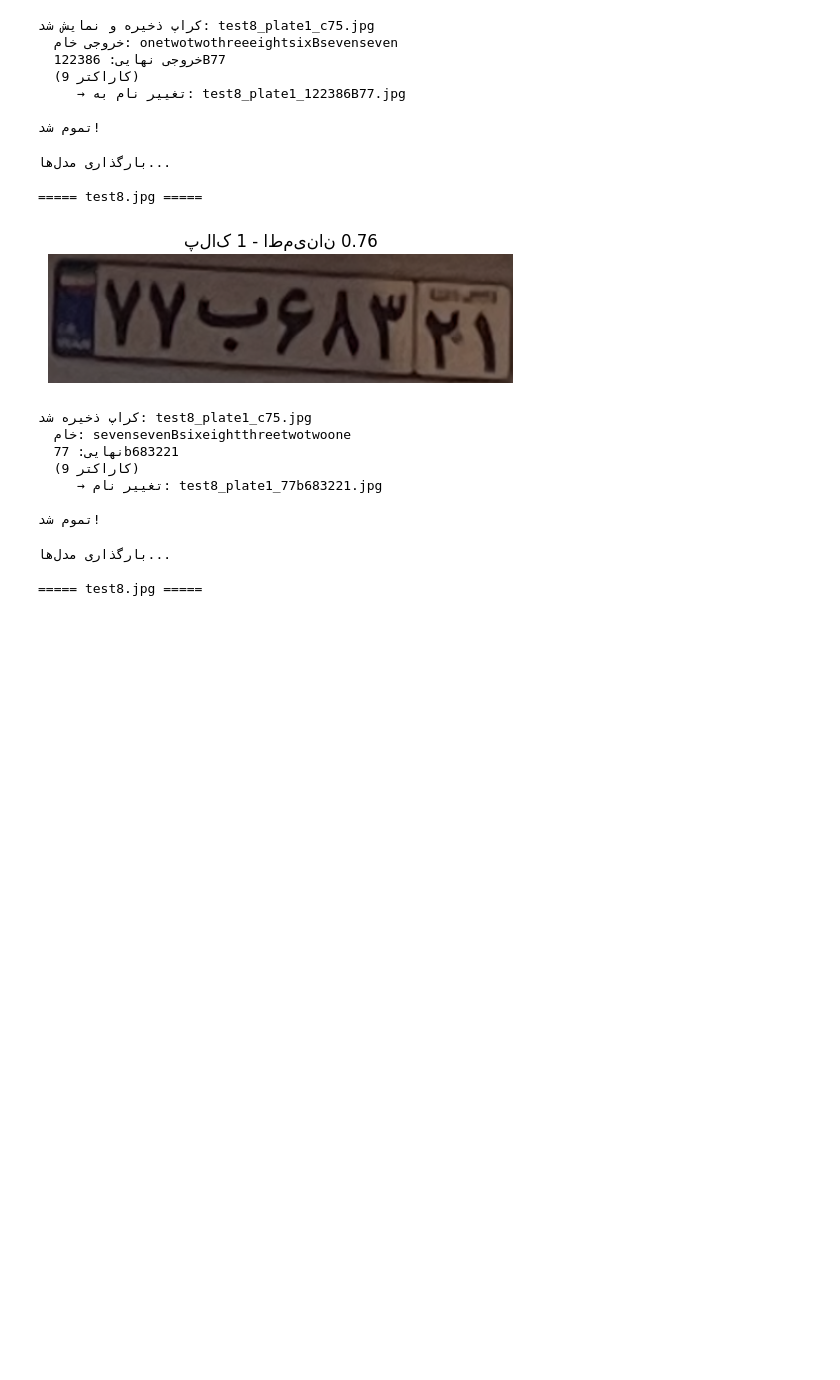
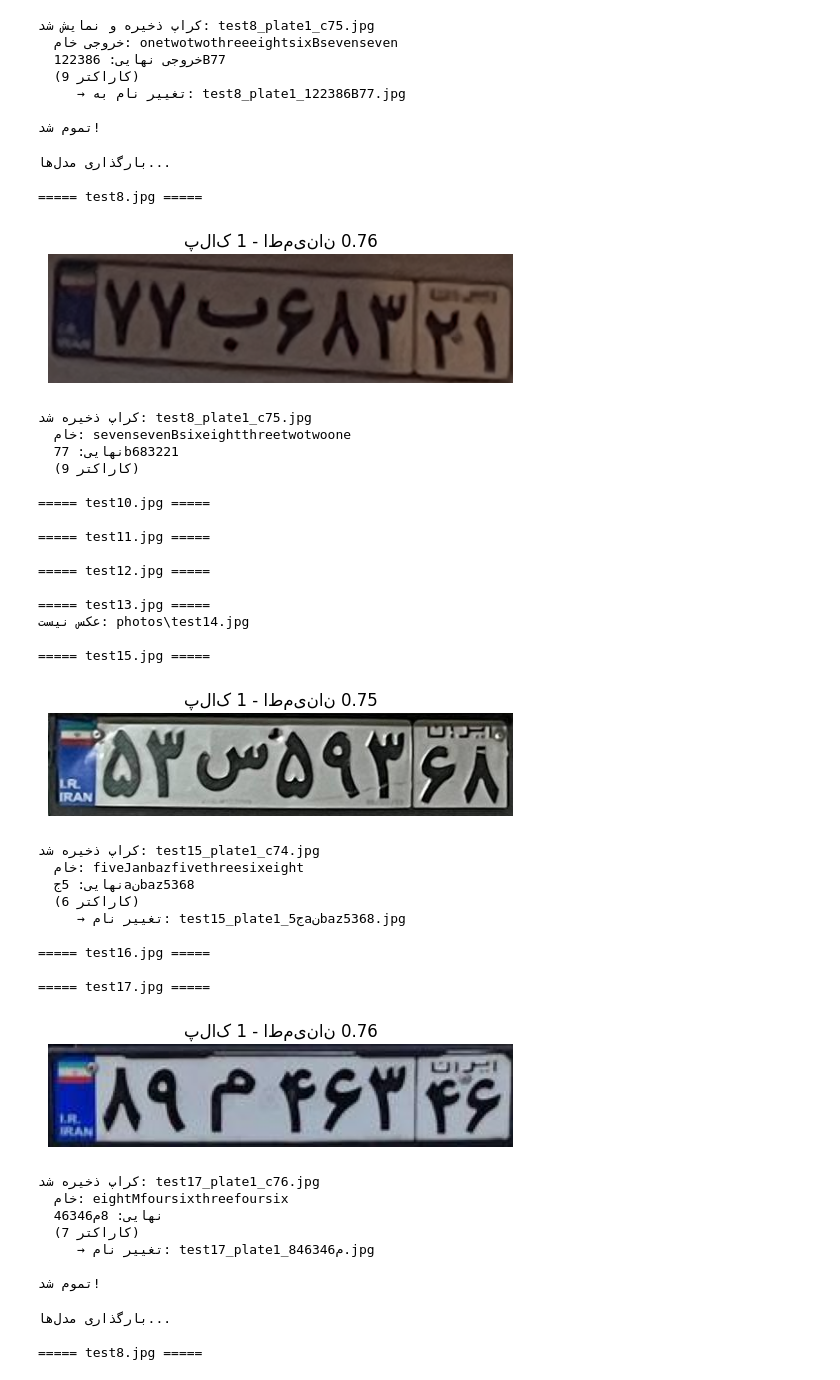
Before and after one commit to arshiaw10/PLPR, a Jupyter notebook: main.ipynb, the cells around one changed output. Cells and saved outputs as stored; diff of their text form; code cells hidden in the pictures; blank space fills up the shorter version.

```diff
--- a/main.ipynb
+++ b/main.ipynb
@@ -1811,7 +1851,22 @@ CONF_CHAR  = 0.45
 
 CROP_DIR = Path("plate_crops")
 
-IMAGES = ["photos/test8.jpg"]  # بقیه رو اضافه کن
+IMAGES = [
+
+    "photos/test8.jpg",
+    "photos/test10.jpg",
+    "photos/test11.jpg",
+    "photos/test12.jpg",
+    "photos/test13.jpg",
+    "photos/test14.jpg",
+    "photos/test15.jpg",
+    "photos/test16.jpg",
+    "photos/test17.jpg",
+
+
+
+
+]  # بقیه رو اضافه کن
 
 # نقشه کلمات به رقم/حرف
 WORD_TO_CHAR = {
@@ -1908,35 +1963,61 @@ def main():
             # تبدیل به عدد واقعی
             final = convert_to_digits(raw_text)
 
             print(f"  خام: {raw_text}")
             print(f"  نهایی: {final}")
             print(f"  ({len(chars)} کاراکتر)")
 
             # تغییر نام
             try:
                 new_name = f"{img_path.stem}_plate{i}_{final}.jpg"
                 path.rename(CROP_DIR / new_name)
                 print(f"     → تغییر نام: {new_name}")
             except:
                 pass
 
     print("\nتموم شد!")
 
 
 if __name__ == "__main__":
     main()
 # %% [output]
 بارگذاری مدل‌ها...
 
 ===== test8.jpg =====
 [figure]
 کراپ ذخیره شد: test8_plate1_c75.jpg
   خام: sevensevenBsixeightthreetwotwoone
   نهایی: 77b683221
   (9 کاراکتر)
-     → تغییر نام: test8_plate1_77b683221.jpg
 
-تموم شد!
+===== test10.jpg =====
+
+===== test11.jpg =====
+
+===== test12.jpg =====
+
+===== test13.jpg =====
+عکس نیست: photos\test14.jpg
+
+===== test15.jpg =====
+[figure, added]
+کراپ ذخیره شد: test15_plate1_c74.jpg
+  خام: fiveJanbazfivethreesixeight
+  نهایی: 5جaنbaz5368
+  (6 کاراکتر)
+     → تغییر نام: test15_plate1_5جaنbaz5368.jpg
+
+===== test16.jpg =====
+
+===== test17.jpg =====
+[figure, added]
+کراپ ذخیره شد: test17_plate1_c76.jpg
+  خام: eightMfoursixthreefoursix
+  نهایی: 8م46346
+  (7 کاراکتر)
+     → تغییر نام: test17_plate1_8م46346.jpg
+
+تموم شد!
 # %%
 import cv2
 from ultralytics import YOLO
```
Also changed, not shown: parts of 5 cells of this notebook, 12 other files.
